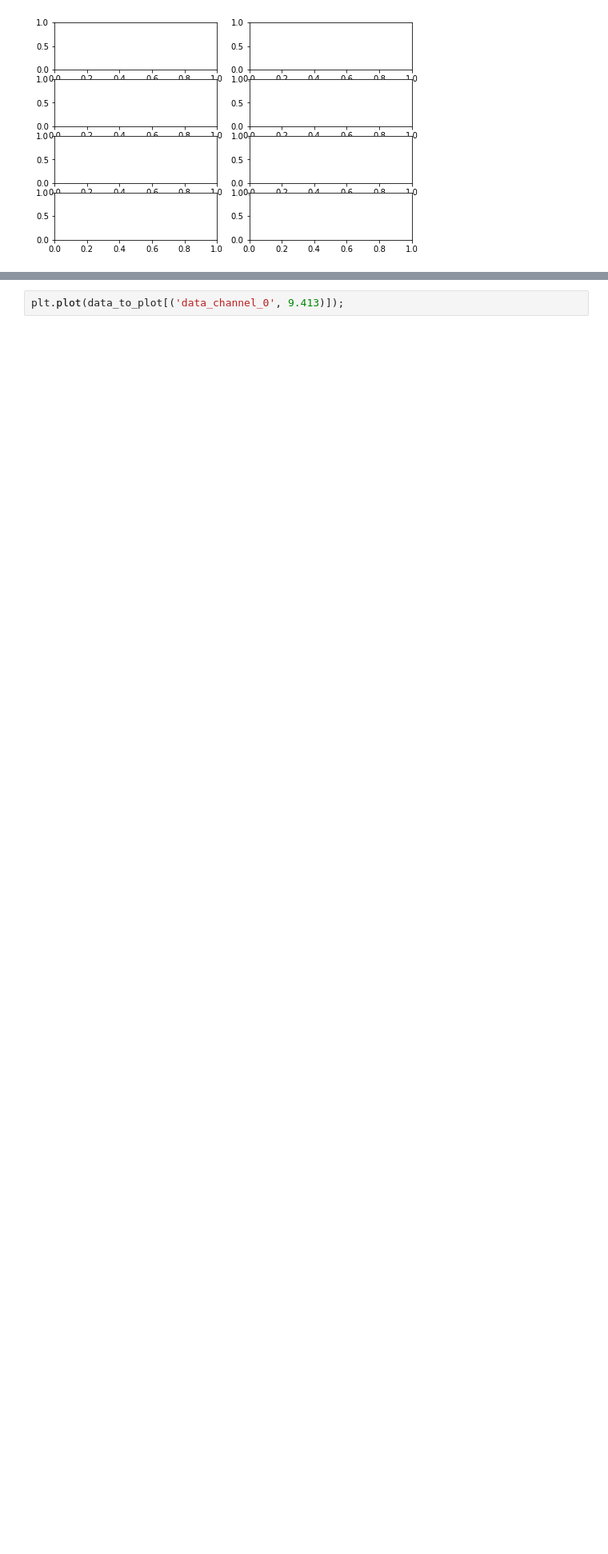
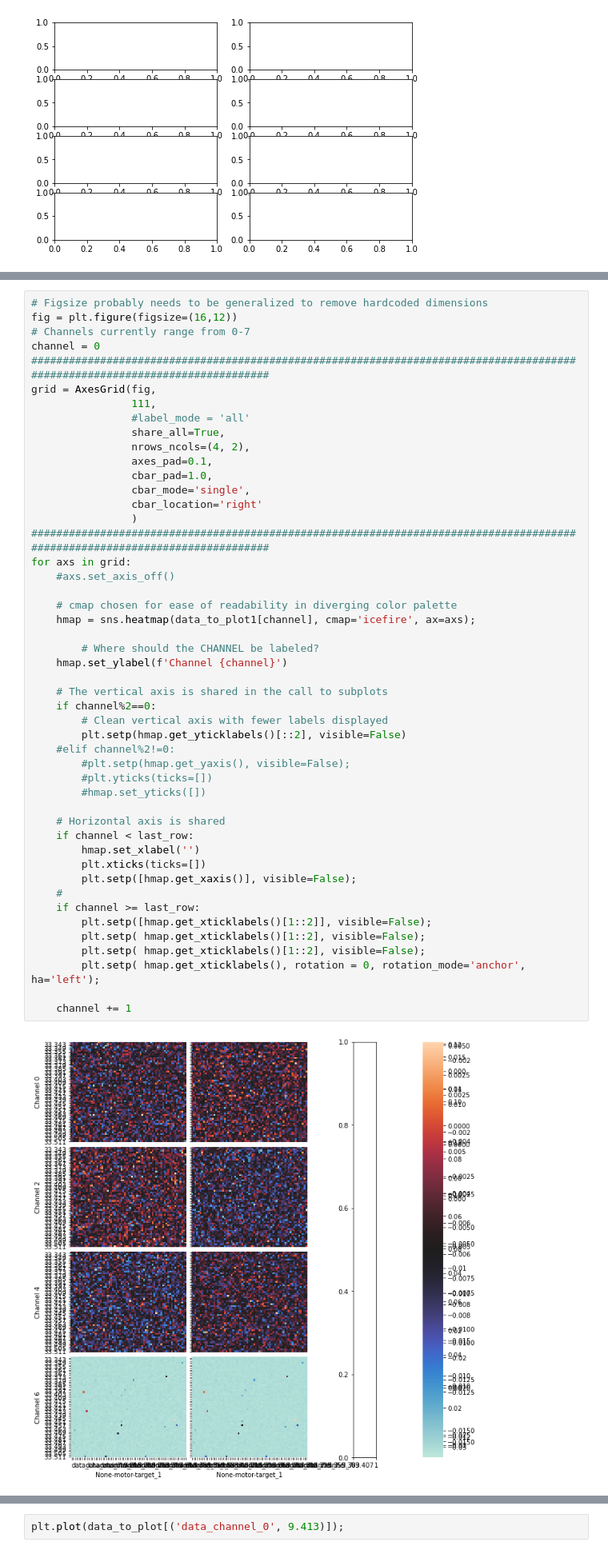
Before and after one commit to griffinbran/Chemical-Physics-Data-Visualization, a Jupyter notebook: code/Data-Cleaning.ipynb, the cells around one changed output, grey strips where cells are left out. Shown at 80% size. Saved outputs shown, nothing was run; the diff lists cells and outputs as text; blank space fills up the shorter version.

```diff
--- a/code/Data-Cleaning.ipynb
+++ b/code/Data-Cleaning.ipynb
@@ -238,2 +306,52 @@ for row in range(0,4):
+# %%
+# Figsize probably needs to be generalized to remove hardcoded dimensions
+fig = plt.figure(figsize=(16,12))
+# Channels currently range from 0-7
+channel = 0
+#############################################################################################################################
+grid = AxesGrid(fig,
+                111,
+                #label_mode = 'all'
+                share_all=True,
+                nrows_ncols=(4, 2),
+                axes_pad=0.1,
+                cbar_pad=1.0,
+                cbar_mode='single',
+                cbar_location='right'
+                )
+#############################################################################################################################
+for axs in grid:
+    #axs.set_axis_off()
+
+    # cmap chosen for ease of readability in diverging color palette
+    hmap = sns.heatmap(data_to_plot1[channel], cmap='icefire', ax=axs);
+
+        # Where should the CHANNEL be labeled?
+    hmap.set_ylabel(f'Channel {channel}')
+
+    # The vertical axis is shared in the call to subplots
+    if channel%2==0:
+        # Clean vertical axis with fewer labels displayed
+        plt.setp(hmap.get_yticklabels()[::2], visible=False)
+    #elif channel%2!=0:
+        #plt.setp(hmap.get_yaxis(), visible=False);
+        #plt.yticks(ticks=[])
+        #hmap.set_yticks([])
+
+    # Horizontal axis is shared
+    if channel < last_row:
+        hmap.set_xlabel('')
+        plt.xticks(ticks=[])
+        plt.setp([hmap.get_xaxis()], visible=False);
+    #
+    if channel >= last_row:
+        plt.setp([hmap.get_xticklabels()[1::2]], visible=False);
+        plt.setp( hmap.get_xticklabels()[1::2], visible=False);
+        plt.setp( hmap.get_xticklabels()[1::2], visible=False);
+        plt.setp( hmap.get_xticklabels(), rotation = 0, rotation_mode='anchor', ha='left');
+
+    channel += 1
+# %% [output]
+[figure, added]
 # %%
 plt.figure(figsize = (12, 5));
```
Also changed, not shown: parts of 5 cells of this notebook.
